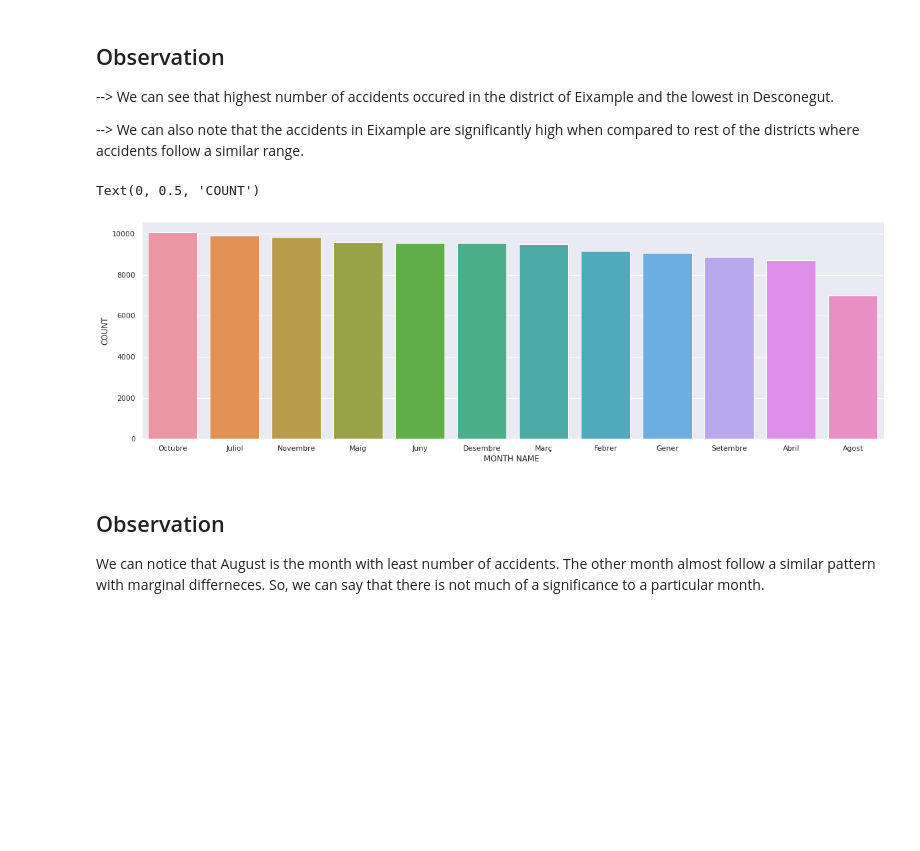
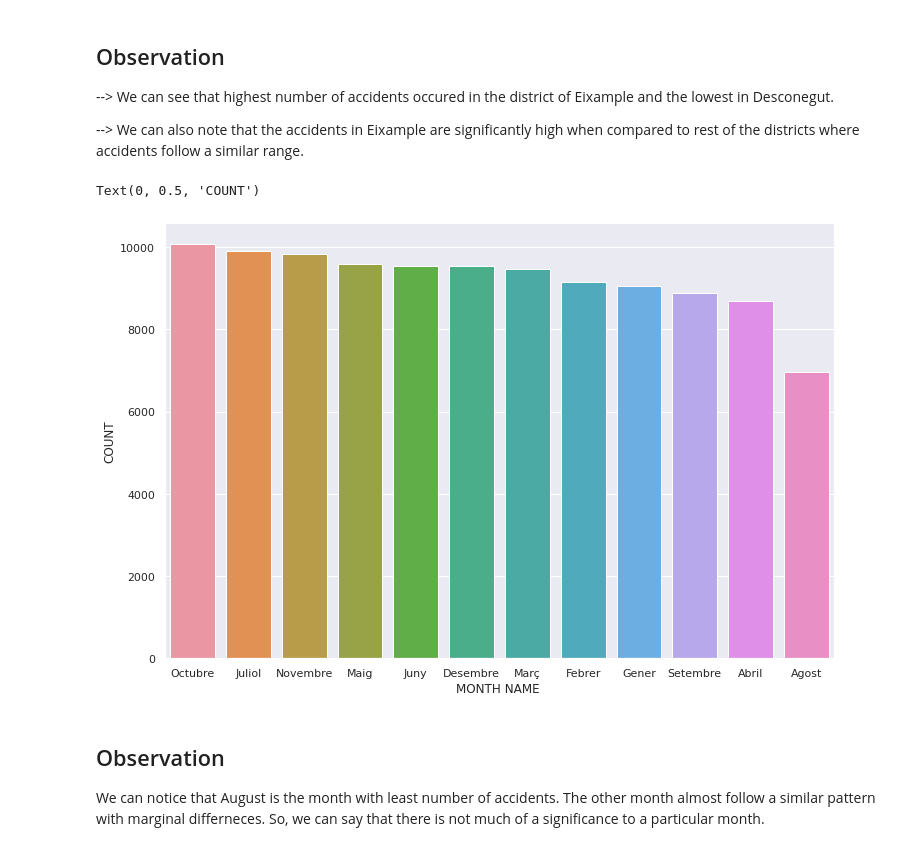
Before and after one commit to abhi-11nav/Barcleona-accidents, a Jupyter notebook: Barcleona_accidents_anlaysis.ipynb, the cells around one changed output. Drawn from its saved outputs; the diff is of its cells as text; code cells hidden in the pictures; blank space fills up the shorter version.

```diff
--- a/Barcleona_accidents_anlaysis.ipynb
+++ b/Barcleona_accidents_anlaysis.ipynb
@@ -257,7 +257,7 @@ Desobeir altres senyals               36
 Name: cause_incident, dtype: int64
 # %%
 district_count = sns.barplot(dataset['district_name'].value_counts().index,dataset['district_name'].value_counts())
-sns.set(rc = {'figure.figsize':(20,6)})
+sns.set(rc = {'figure.figsize':(20,14)})
 district_count.set_xlabel("DISTRICT NAME")
 district_count.set_ylabel("COUNT")
 # %% [output]
@@ -273,12 +273,12 @@ Text(0, 0.5, 'COUNT')
 --> We can also note that the accidents in Eixample are significantly high when compared to rest of the districts where accidents follow a similar range.
 # %%
 month_count = sns.barplot(dataset['month_name'].value_counts().index,dataset['month_name'].value_counts())
-sns.set(rc = {'figure.figsize':(15,8)})
+sns.set(rc= {'figure.figsize':(12,8)})
 month_count.set_xlabel("MONTH NAME ")
 month_count.set_ylabel("COUNT")
 # %% [output]
 Text(0, 0.5, 'COUNT')
-[figure, old version]
+[figure, new version]
 # %% [markdown]
 ## Observation
 
```
Also changed, not shown: parts of 7 cells of this notebook.
